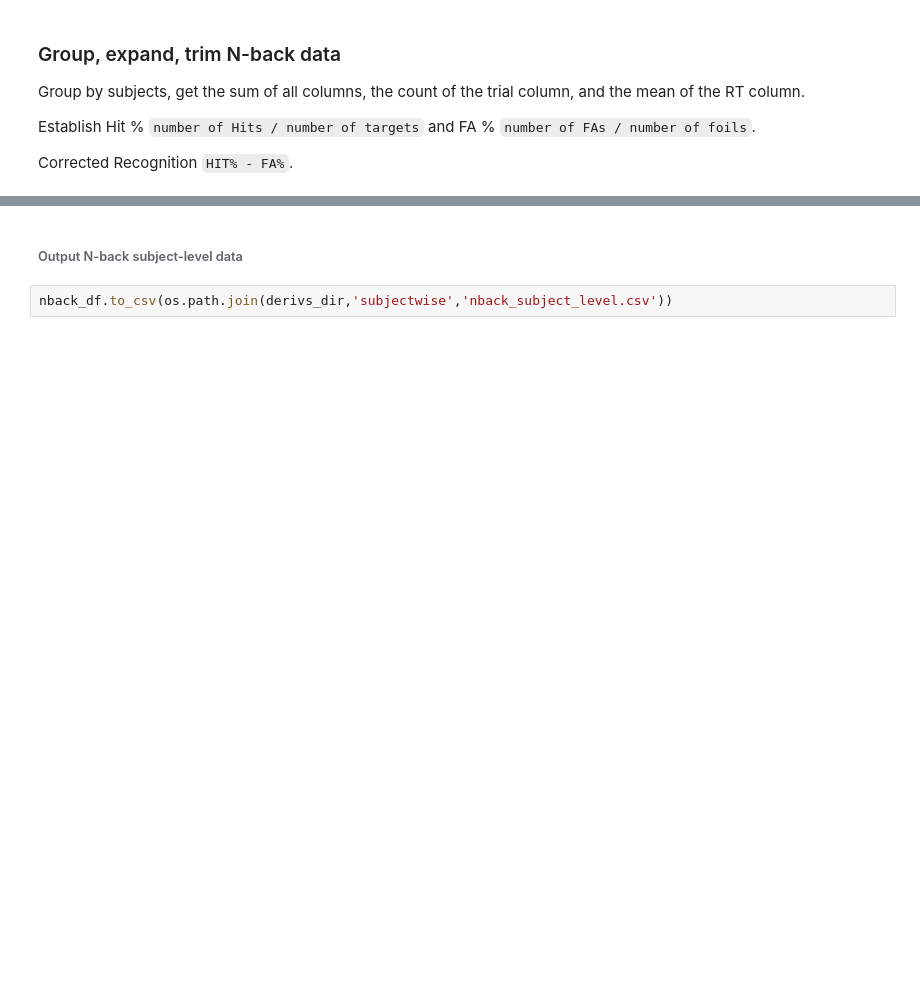
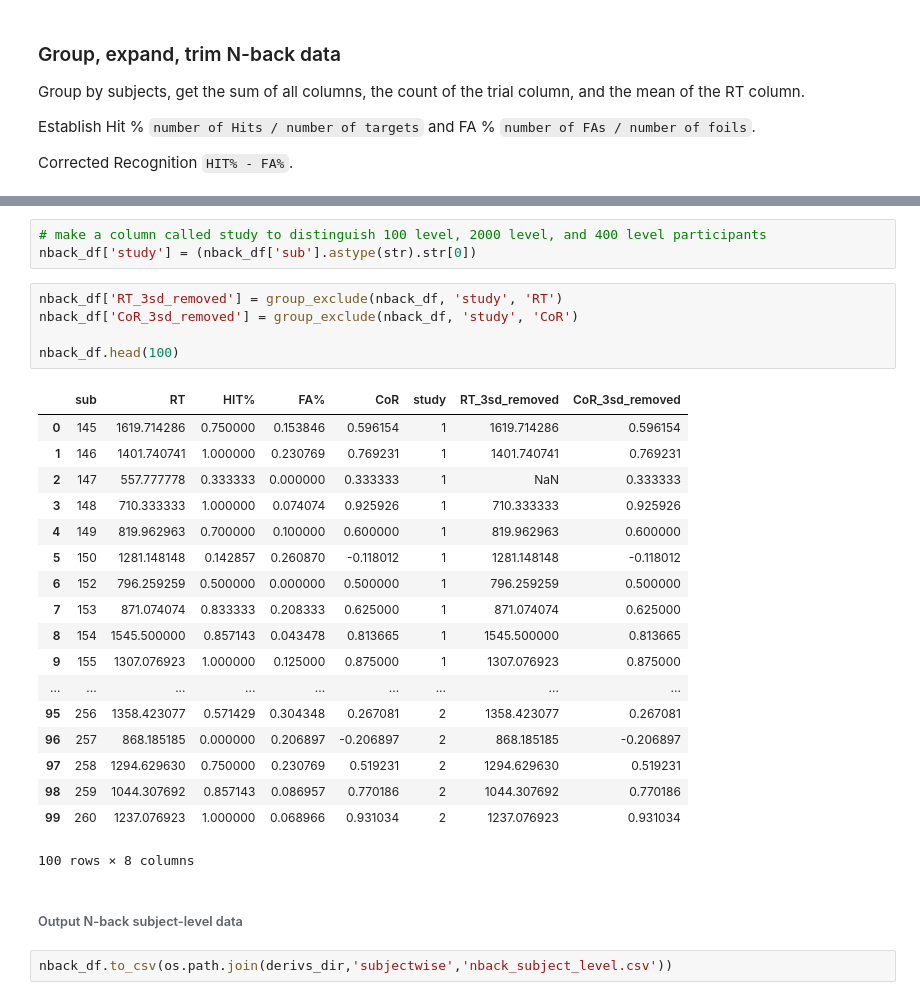
Before and after one commit to lighthall-lab/econdec-oa, a Jupyter notebook: 0.2.clean_nback.ipynb, the cells around one changed output, grey strips where cells are left out. Drawn from its saved outputs; the diff is of its cells as text; blank space fills up the shorter version.

```diff
--- a/0.2.clean_nback.ipynb
+++ b/0.2.clean_nback.ipynb
@@ -189,3 +192,30 @@ nback_df.head()
+# %%
+# make a column called study to distinguish 100 level, 2000 level, and 400 level participants
+nback_df['study'] = (nback_df['sub'].astype(str).str[0])
+# %%
+nback_df['RT_3sd_removed'] = group_exclude(nback_df, 'study', 'RT')
+nback_df['CoR_3sd_removed'] = group_exclude(nback_df, 'study', 'CoR')
+
+nback_df.head(100)
+# %% [output]
+|  | sub | RT | HIT% | FA% | CoR | study | RT_3sd_removed | CoR_3sd_removed |
+| 0 | 145 | 1619.714286 | 0.750000 | 0.153846 | 0.596154 | 1 | 1619.714286 | 0.596154 |
+| 1 | 146 | 1401.740741 | 1.000000 | 0.230769 | 0.769231 | 1 | 1401.740741 | 0.769231 |
+| 2 | 147 | 557.777778 | 0.333333 | 0.000000 | 0.333333 | 1 | NaN | 0.333333 |
+| 3 | 148 | 710.333333 | 1.000000 | 0.074074 | 0.925926 | 1 | 710.333333 | 0.925926 |
+| 4 | 149 | 819.962963 | 0.700000 | 0.100000 | 0.600000 | 1 | 819.962963 | 0.600000 |
+| 5 | 150 | 1281.148148 | 0.142857 | 0.260870 | -0.118012 | 1 | 1281.148148 | -0.118012 |
+| 6 | 152 | 796.259259 | 0.500000 | 0.000000 | 0.500000 | 1 | 796.259259 | 0.500000 |
+| 7 | 153 | 871.074074 | 0.833333 | 0.208333 | 0.625000 | 1 | 871.074074 | 0.625000 |
+| 8 | 154 | 1545.500000 | 0.857143 | 0.043478 | 0.813665 | 1 | 1545.500000 | 0.813665 |
+| 9 | 155 | 1307.076923 | 1.000000 | 0.125000 | 0.875000 | 1 | 1307.076923 | 0.875000 |
+| ... | ... | ... | ... | ... | ... | ... | ... | ... |
+| 95 | 256 | 1358.423077 | 0.571429 | 0.304348 | 0.267081 | 2 | 1358.423077 | 0.267081 |
+| 96 | 257 | 868.185185 | 0.000000 | 0.206897 | -0.206897 | 2 | 868.185185 | -0.206897 |
+| 97 | 258 | 1294.629630 | 0.750000 | 0.230769 | 0.519231 | 2 | 1294.629630 | 0.519231 |
+| 98 | 259 | 1044.307692 | 0.857143 | 0.086957 | 0.770186 | 2 | 1044.307692 | 0.770186 |
+| 99 | 260 | 1237.076923 | 1.000000 | 0.068966 | 0.931034 | 2 | 1237.076923 | 0.931034 |
+100 rows × 8 columns
 # %% [markdown]
 ###### Output N-back subject-level data
 # %%
```
Also changed, not shown: parts of 15 cells of this notebook.
